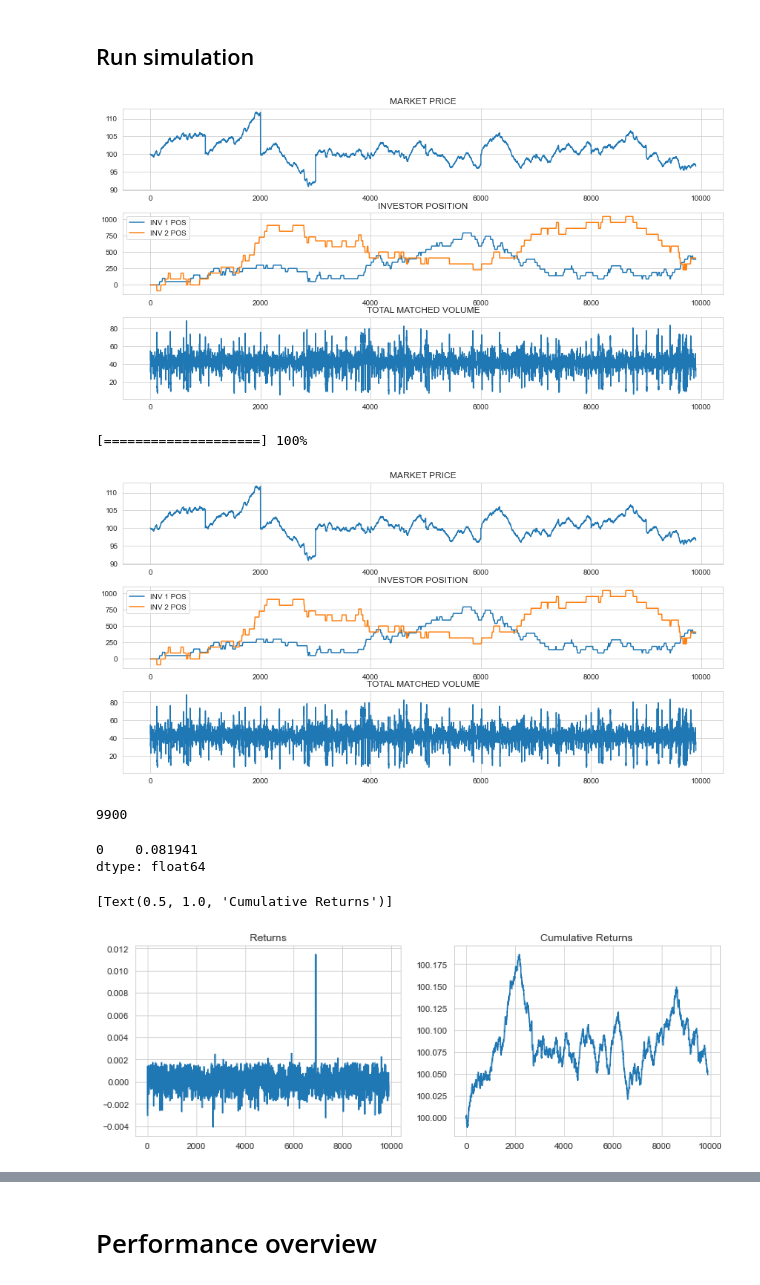
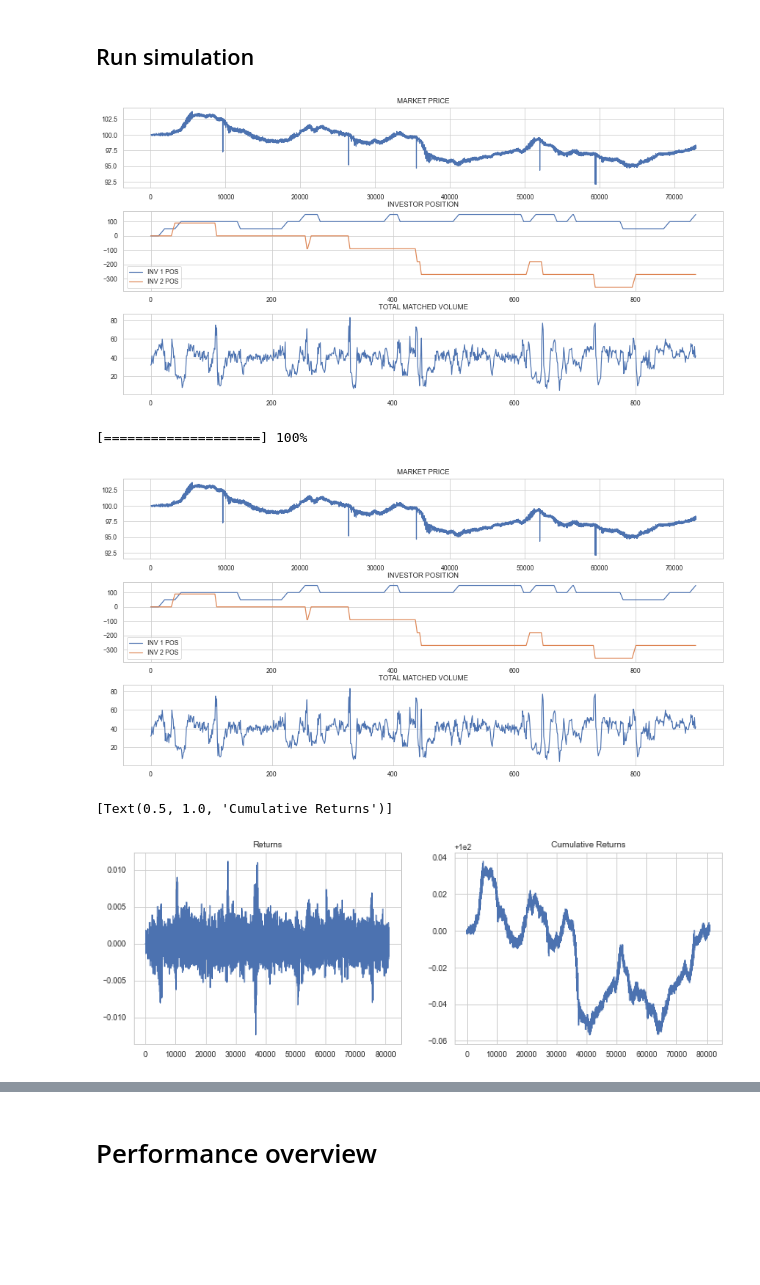
Before and after one commit to victoremil1996/rl_for_trading, a Jupyter notebook: notebooks/market_simulation_main.ipynb, the cells around one changed output, grey strips where cells are left out. Saved outputs shown, nothing was run; the diff lists cells and outputs as text; code cells hidden in the pictures; blank space fills up the shorter version.

```diff
--- a/notebooks/market_simulation_main.ipynb
+++ b/notebooks/market_simulation_main.ipynb
@@ -73,9 +66,10 @@ slippage = 0
 mean_buy_price = 99.5
 mean_sell_price = 100.5
 delta = 1
+atp = 0
 
 state0 = {"market_prices": price_list, "volume": ex_list, 'fee': fee, "mean_buy_price": mean_buy_price,
-          "mean_sell_price": mean_sell_price, 'slippage': slippage}
+          "mean_sell_price": mean_sell_price, 'slippage': slippage, 'all_traded_prices': atp}
 
 agents = []
 
@@ -138,12 +132,15 @@ for j in range(n_agents):
 ## Run simulation
 # %%
 time_periods = 1000
-n_episodes = 10
+n_episodes = 1
 rl_profit = []
 market_prices = []
 inv1_pos = []
 inv2_pos = []
 market_volume = []
+atps = np.array([np.nan])
+
+
 fig, ax = plt.subplots(3, 1, figsize = (12, 6))
 fig.tight_layout()
 for _ in range(n_episodes):
@@ -178,10 +175,13 @@ for _ in range(n_episodes):
         inv2_pos.append(agents[1].position)
         market_volume.append(state["volume"])
         market_prices.append(state["market_prices"][-1])
+        atps = np.hstack((atps, state["all_traded_prices"]))
+
         if time % 100 == 0:
             clear_output()
             ax[0].cla()
-            ax[0].plot(market_prices)
+            #ax[0].plot(market_prices)
+            ax[0].plot(atps)
             ax[0].set(title = "MARKET PRICE")
 
             ax[1].cla()
@@ -202,30 +202,23 @@ for _ in range(n_episodes):
 #save_state_space
 #agents[n_agents - 1].save_state_space()
 # %% [output]
-[figure, old version]
+[figure, new version]
 [====================] 100%
-[figure, old version]
+[figure, new version]
-# %%
-len(returns)
-# %% [output]
-9900
-# %%
-returns.max()
-# %% [output]
-0    0.081941
-dtype: float64
 # %%
-mp = pd.DataFrame(market_prices[100:])
+#mp = pd.DataFrame(market_prices[100:])
+mp = pd.DataFrame(atps)
+
 returns = mp / mp.shift(1)  - 1
 returns = returns[abs(returns.values) <= 0.0125]
 mp = 100 + (returns).cumsum()
 fig, ax = plt.subplots(1, 2, figsize = (12, 4))
 
 ax[0].plot(returns)
 ax[0].set(title = "Returns")
 ax[1].plot(mp)
 ax[1].set(title = "Cumulative Returns")
 #plt.savefig("plots/returns_cumreturns.png")
 # %% [output]
 [Text(0.5, 1.0, 'Cumulative Returns')]
-[figure, old version]
+[figure, new version]
```
Also changed, not shown: parts of 8 cells of this notebook, 2 other files.
